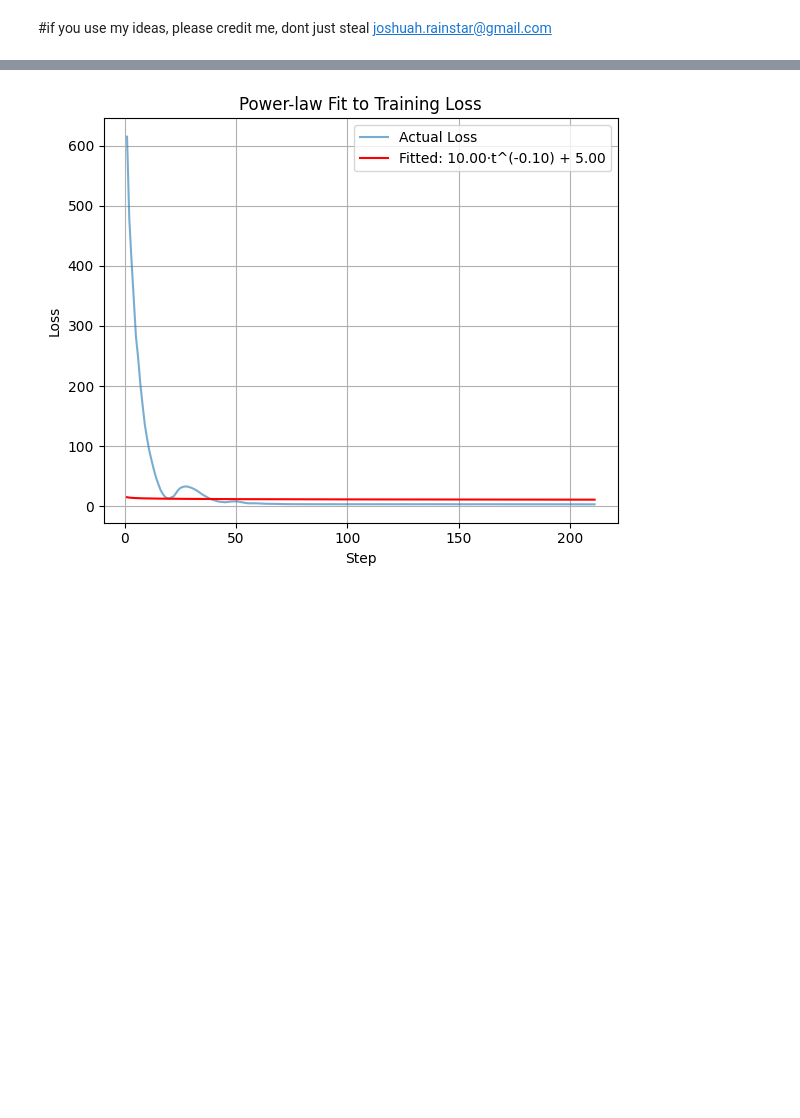
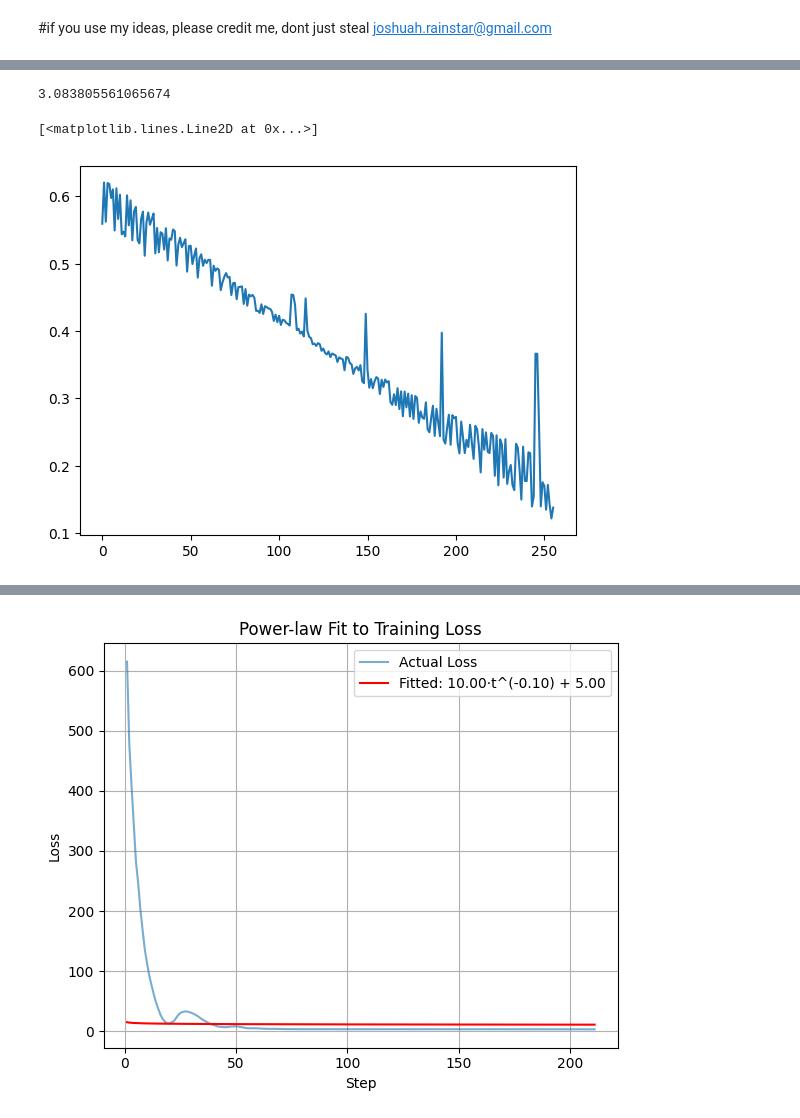
Before and after one commit to falseywinchnet/ConvexGPT, a Jupyter notebook: ConvexTransformer.ipynb, the cells around one changed output, grey strips where cells are left out. Drawn from its saved outputs; the diff is of its cells as text; code cells hidden in the pictures; blank space fills up the shorter version.

```diff
--- a/ConvexTransformer.ipynb
+++ b/ConvexTransformer.ipynb
@@ -1387,11 +1388,11 @@ train_loader = DataLoader(CharDataset(train_ids, block_size),
                           batch_size=32, shuffle=True, drop_last=True)
 val_loader   = DataLoader(CharDataset(val_ids,   block_size),
                           batch_size=32, shuffle=False, drop_last=True)
-virgin = ConvexGPT(vocab_size = vocab_size,embed_dim  = 16,depth  = 4,heads = 4,moe_petals = 8,creativity=True)
+virgin = ConvexGPT(vocab_size = vocab_size,embed_dim  = 32,depth  = 4,heads = 4,moe_petals = 8,creativity=True)
 
 print("Number of parameters: ", sum(p.numel() for p in virgin.parameters()))
-model = torch.jit.script(virgin)
-model = model.to(device)
+#model = torch.jit.script(virgin)
+model = virgin.to(device)
 decay_params = []
 main_params  = []
 
@@ -1444,0 +1458,33 @@ display(HTML("<script>Jupyter.notebook.select(0); Jupyter.notebook.execute_cell(
+# %%
+xb, yb = next(iter(train_loader))
+
+xb, yb = xb.to(device), yb.to(device)
+optimizer.zero_grad()
+logits ,attn_weights = model(xb)
+B, T, V = logits.shape
+per_token_loss = F.cross_entropy(
+    logits.view(-1, logits.size(-1)),
+    yb.view(-1),
+    reduction='none'  # This gives the raw loss per token
+
+).reshape(B,T) # Shape: (B*S,)
+loss = per_token_loss.mean()
+loss_cpu = per_token_loss.cpu().detach().numpy()
+tokens = [[itos[idx] for idx in seq.tolist()] for seq in yb]
+attn_cpu = attn_weights.cpu().detach().numpy()
+update_framebuffer(attn_cpu, loss_cpu, loss.item(), tokens)
+update_display()
+
+# Backprop
+loss.backward()
+torch.nn.utils.clip_grad_norm_(model.parameters(), max_norm=1.0)
+
+optimizer.step()
+print(loss.item())
+# %% [output]
+3.083805561065674
+# %%
+plt.plot(attn_weights[0,:].detach().numpy())
+# %% [output]
+[<matplotlib.lines.Line2D at 0x...>]
+[figure, added]
```
Also changed, not shown: parts of 5 cells of this notebook.
